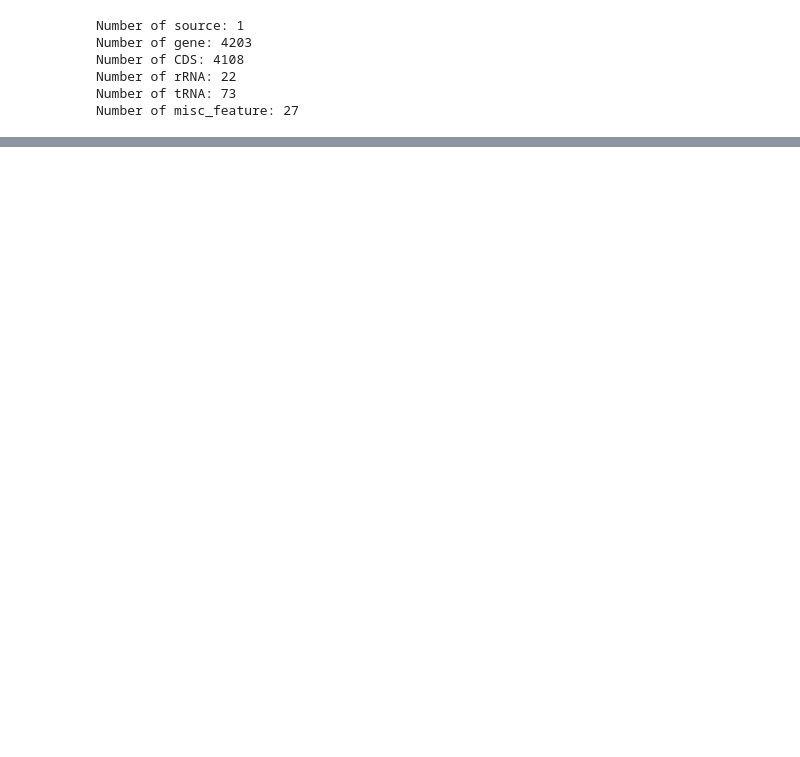
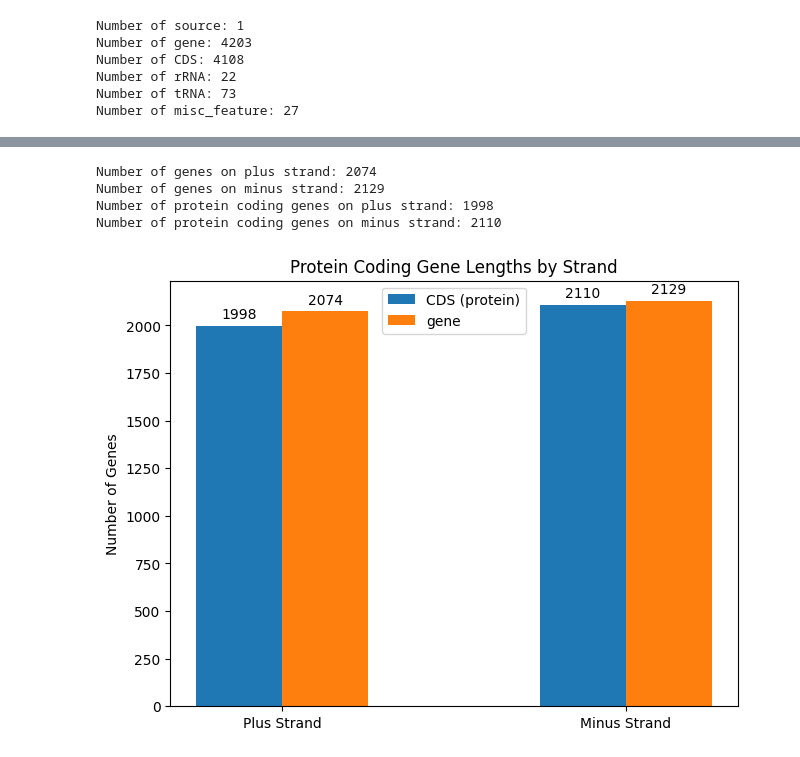
Before and after one commit to idobt97/Bioinformatocs_final_project, a Jupyter notebook: FinalProjectIdoSagiAdiel.ipynb, the cells around one changed output, grey strips where cells are left out. Cells and saved outputs as stored; diff of their text form; code cells hidden in the pictures; blank space fills up the shorter version.

```diff
--- a/FinalProjectIdoSagiAdiel.ipynb
+++ b/FinalProjectIdoSagiAdiel.ipynb
@@ -76,0 +58,52 @@ Number of protein-encoding genes on the minus strand: 2110
+# %%
+protein_coding_genes_minus_lengths = []
+protein_coding_genes_plus_lengths = []
+protein_coding_genes_minus_strand = 0
+protein_coding_genes_plus_strand = 0
+
+for feature in bacillus_clausii.features:
+    if feature.type == "CDS":
+        # Calculate gene length
+        gene_length = abs(feature.location.end - feature.location.start)
+        if feature.location.strand == 1:
+            protein_coding_genes_plus_lengths.append(gene_length)
+            protein_coding_genes_plus_strand += 1
+        elif feature.location.strand == -1:
+            protein_coding_genes_minus_lengths.append(gene_length)
+            protein_coding_genes_minus_strand += 1
+
+print(f"Number of genes on plus strand: {plus_strand_genes}")
+print(f"Number of genes on minus strand: {minus_strand_genes}")
+print(f"Number of protein coding genes on plus strand: {protein_coding_genes_plus_strand}")
+print(f"Number of protein coding genes on minus strand: {protein_coding_genes_minus_strand}")
+
+strands = ("Plus Strand", "Minus Strand")
+length_per_strand = {
+    'CDS (protein)': (protein_coding_genes_plus_strand, protein_coding_genes_minus_strand),
+    'gene': (plus_strand_genes, minus_strand_genes)
+}
+
+x = np.arange(len(strands))
+width = 0.25
+multiplier = 0
+
+fig, ax = plt.subplots(layout='constrained')
+
+for attribute, measurement in length_per_strand.items():
+    offset = width * multiplier
+    rects = ax.bar(x + offset, measurement, width, label=attribute)
+    ax.bar_label(rects, padding=3)
+    multiplier += 1
+
+ax.set_ylabel('Number of Genes')
+ax.set_title('Protein Coding Gene Lengths by Strand')
+ax.set_xticks(x + width / 2)
+ax.set_xticklabels(strands)
+ax.legend(loc = 'upper center')
+plt.show()
+# %% [output]
+Number of genes on plus strand: 2074
+Number of genes on minus strand: 2129
+Number of protein coding genes on plus strand: 1998
+Number of protein coding genes on minus strand: 2110
+[figure, added]
```
Also changed, not shown: parts of 12 cells of this notebook.
